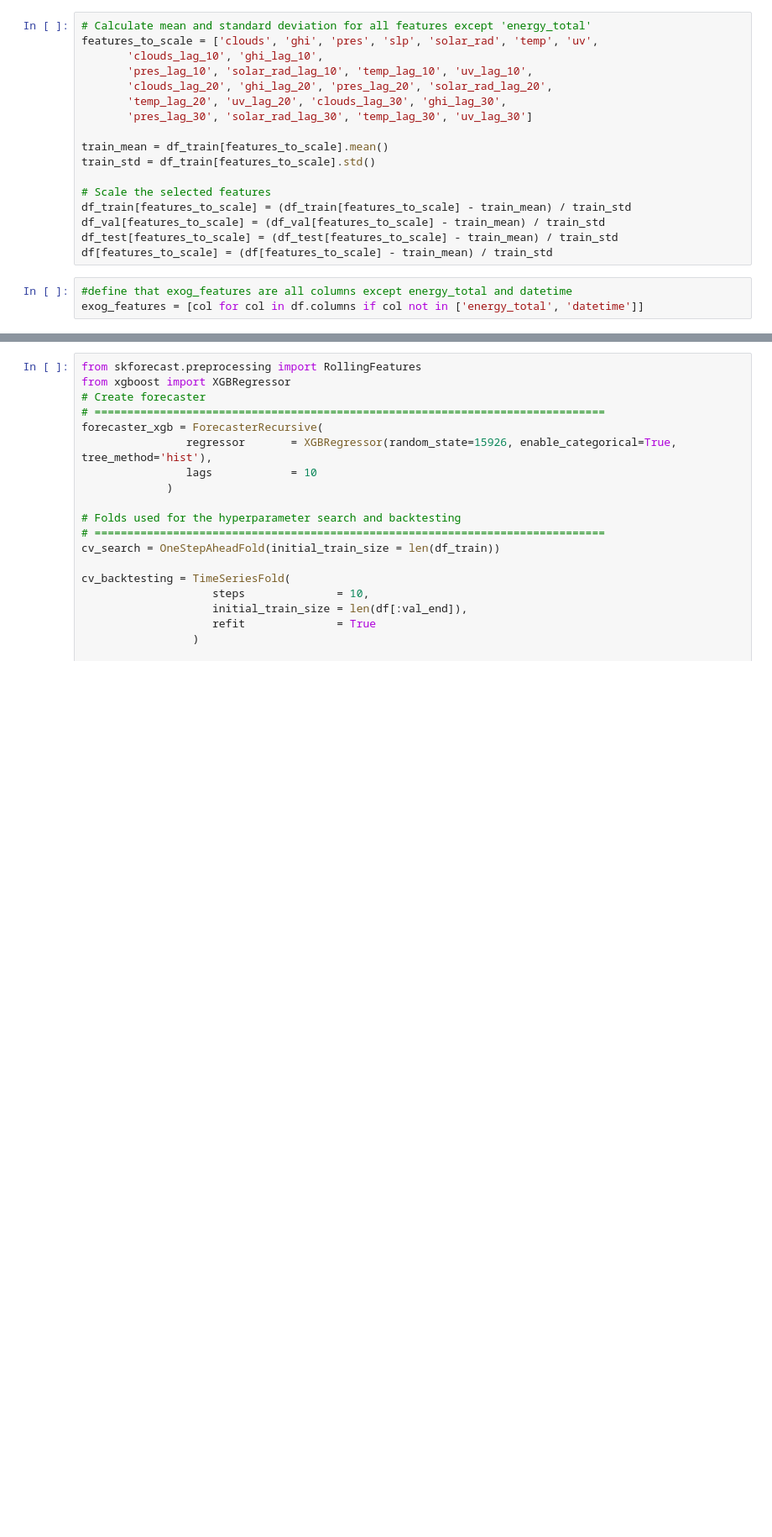
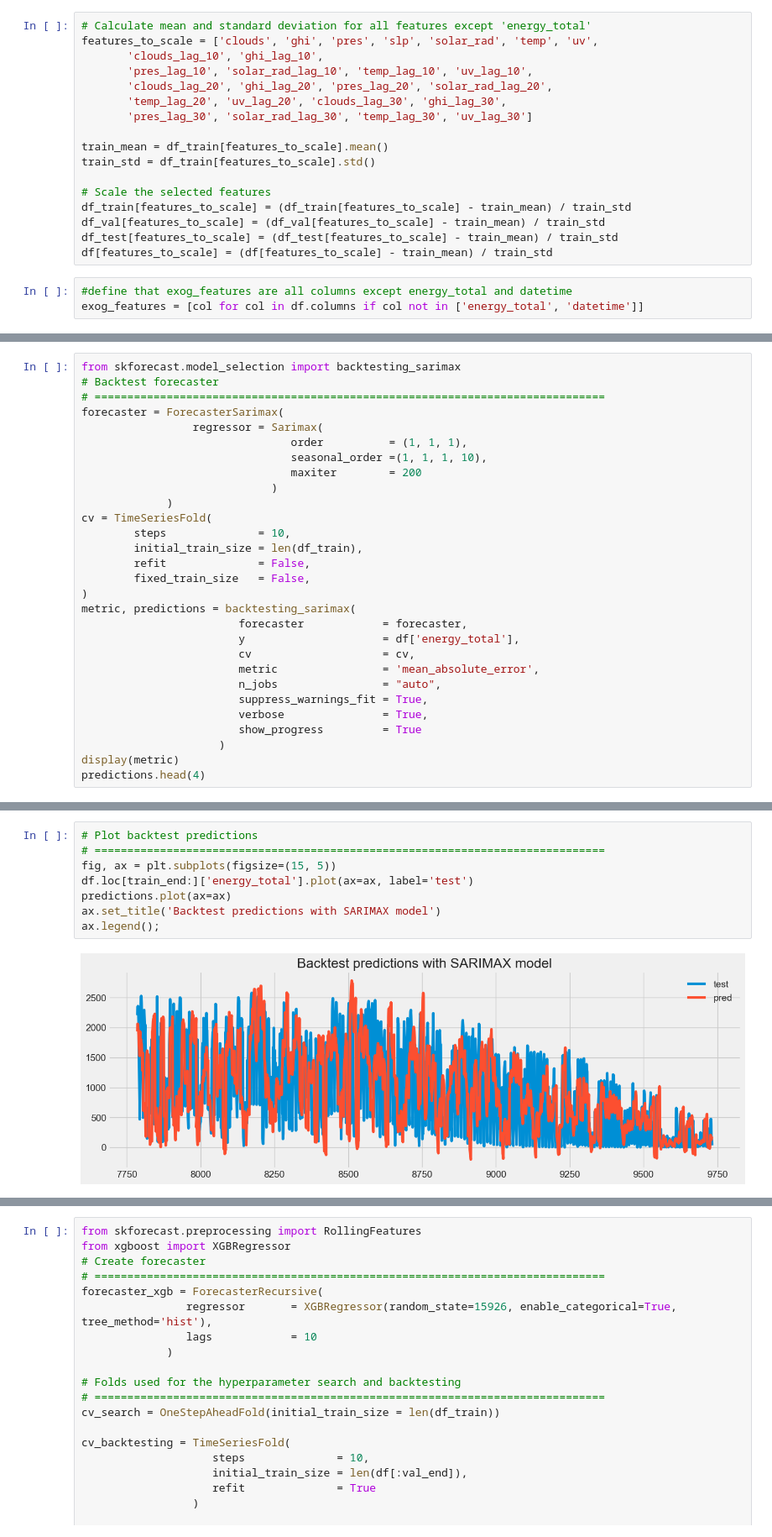
Before and after one commit to hellum55/Data-Science-Project, a Jupyter notebook: data_science_project/Praktik/Probalistic_model.ipynb, the cells around one changed output, grey strips where cells are left out. Shown: that part at 84% size. Cells and saved outputs as stored; diff of their text form; blank space fills up the shorter version.

```diff
--- a/data_science_project/Praktik/Probalistic_model.ipynb
+++ b/data_science_project/Praktik/Probalistic_model.ipynb
@@ -209,0 +190,29 @@ Index(['datetime', 'clouds', 'ghi', 'pres', 'slp', 'solar_rad', 'temp', 'uv',
+# %%
+from skforecast.model_selection import backtesting_sarimax
+# Backtest forecaster
+# ==============================================================================
+forecaster = ForecasterSarimax(
+                 regressor = Sarimax(
+                                order          = (1, 1, 1),
+                                seasonal_order =(1, 1, 1, 10),
+                                maxiter        = 200
+                             )
+             )
+cv = TimeSeriesFold(
+        steps              = 10,
+        initial_train_size = len(df_train),
+        refit              = False,
+        fixed_train_size   = False,
+)
+metric, predictions = backtesting_sarimax(
+                        forecaster            = forecaster,
+                        y                     = df['energy_total'],
+                        cv                    = cv,
+                        metric                = 'mean_absolute_error',
+                        n_jobs                = "auto",
+                        suppress_warnings_fit = True,
+                        verbose               = True,
+                        show_progress         = True
+                     )
+display(metric)
+predictions.head(4)
@@ -209,0 +244,10 @@ Index(['datetime', 'clouds', 'ghi', 'pres', 'slp', 'solar_rad', 'temp', 'uv',
+# %%
+# Plot backtest predictions
+# ==============================================================================
+fig, ax = plt.subplots(figsize=(15, 5))
+df.loc[train_end:]['energy_total'].plot(ax=ax, label='test')
+predictions.plot(ax=ax)
+ax.set_title('Backtest predictions with SARIMAX model')
+ax.legend();
+# %% [output]
+[figure, added]
```
Also changed, not shown: parts of 12 cells of this notebook.
